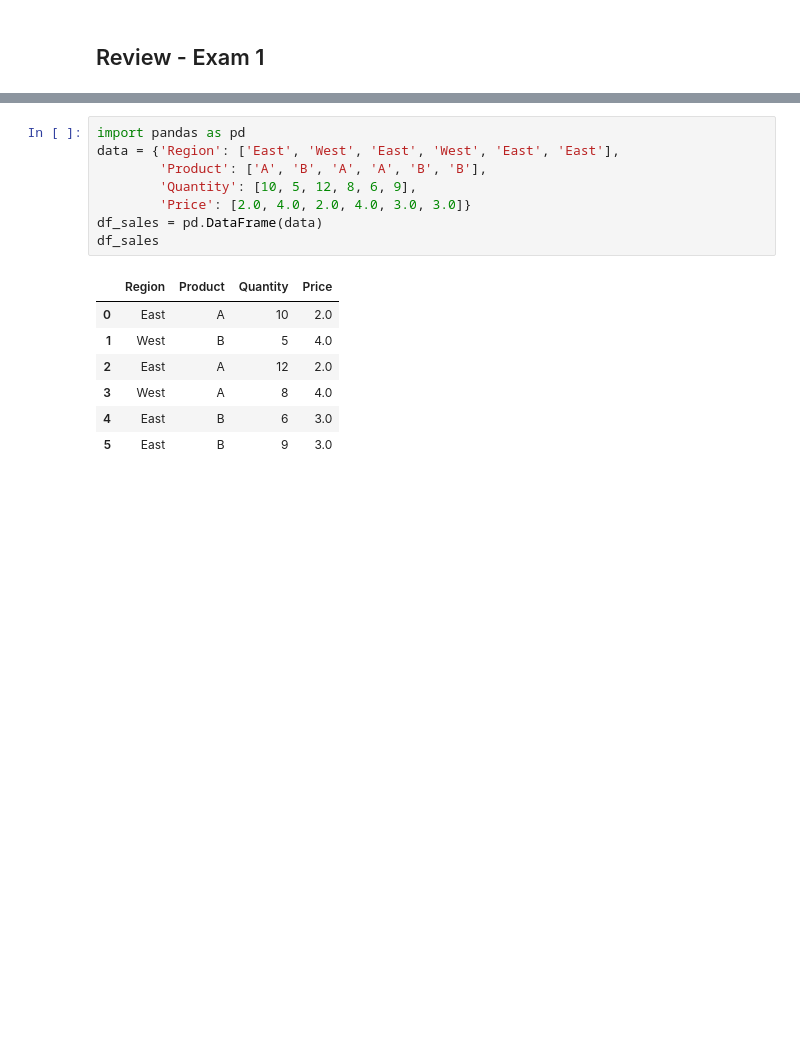
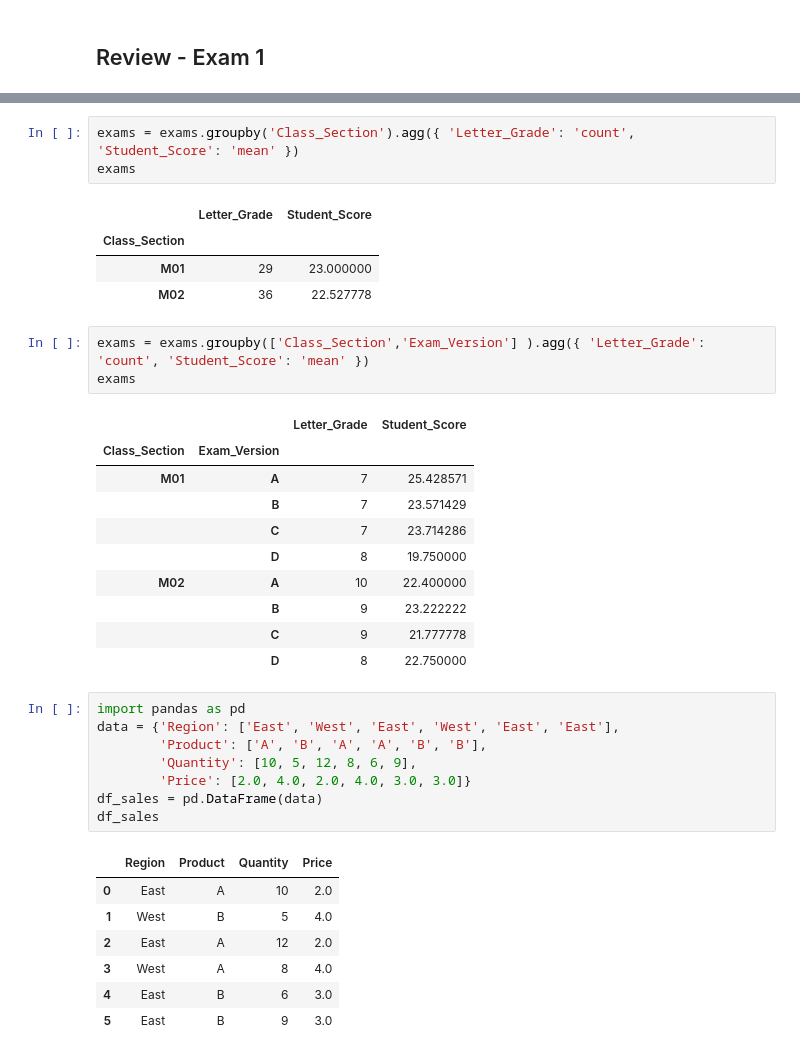
Before and after one commit to jjramo13579/ist356fall25, a Jupyter notebook: 3-data/review.ipynb, the cells around one changed output, grey strips where cells are left out. Saved outputs shown, nothing was run; the diff lists cells and outputs as text; blank space fills up the shorter version.

```diff
--- a/3-data/review.ipynb
+++ b/3-data/review.ipynb
@@ -3,3 +26,25 @@
+# %%
+exams = exams.groupby('Class_Section').agg({ 'Letter_Grade': 'count', 'Student_Score': 'mean' })
+exams
+# %% [output]
+|  | Letter_Grade | Student_Score |
+| Class_Section |  |  |
+| M01 | 29 | 23.000000 |
+| M02 | 36 | 22.527778 |
+# %%
+exams = exams.groupby(['Class_Section','Exam_Version'] ).agg({ 'Letter_Grade': 'count', 'Student_Score': 'mean' })
+exams
+# %% [output]
+|  |  | Letter_Grade | Student_Score |
+| Class_Section | Exam_Version |  |  |
+| M01 | A | 7 | 25.428571 |
+|  | B | 7 | 23.571429 |
+|  | C | 7 | 23.714286 |
+|  | D | 8 | 19.750000 |
+| M02 | A | 10 | 22.400000 |
+|  | B | 9 | 23.222222 |
+|  | C | 9 | 21.777778 |
+|  | D | 8 | 22.750000 |
 # %%
 import pandas as pd
 data = {'Region': ['East', 'West', 'East', 'West', 'East', 'East'],
```
Also changed, not shown: parts of 3 cells of this notebook, 2 other files.
